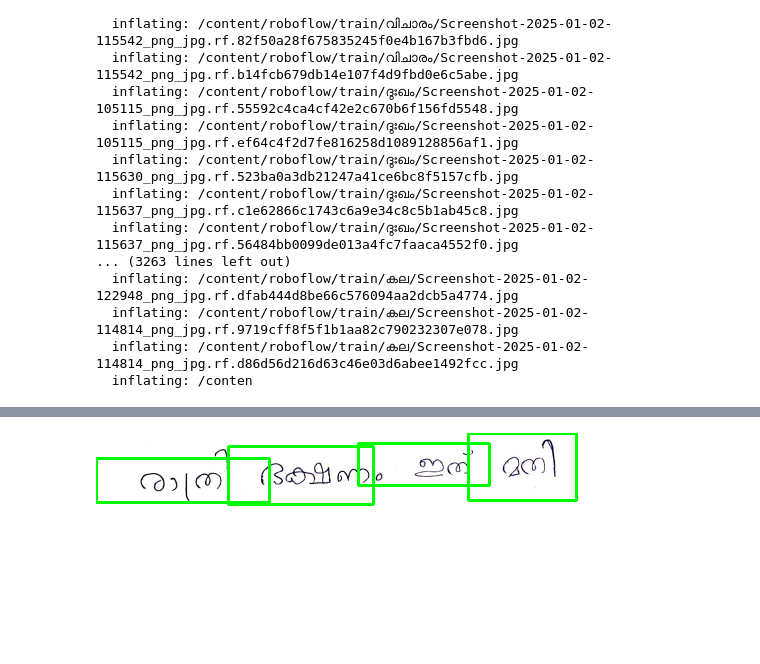
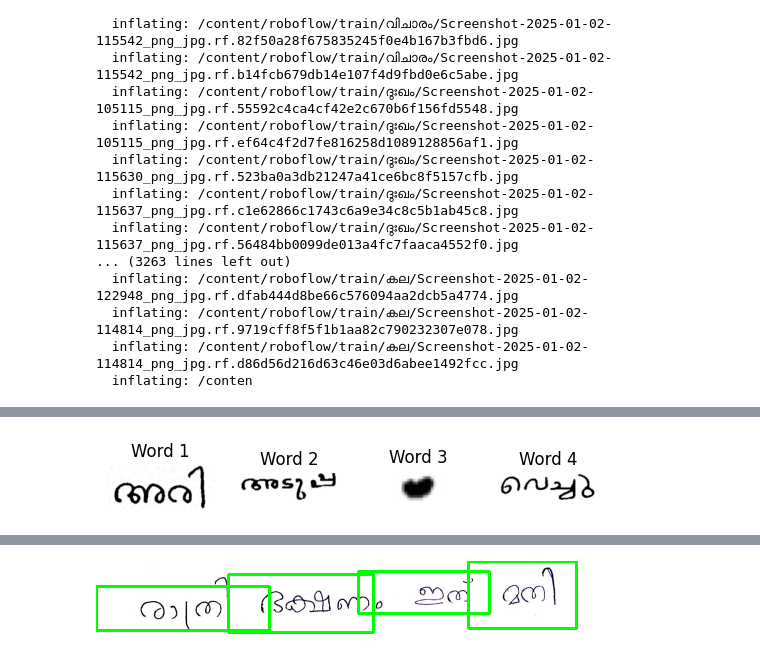
Before and after one commit to AyrusCodes/Main-Project, a Jupyter notebook: code_surya.ipynb, the cells around one changed output, grey strips where cells are left out. Saved outputs shown, nothing was run; the diff lists cells and outputs as text; code cells hidden in the pictures; blank space fills up the shorter version.

```diff
--- a/code_surya.ipynb
+++ b/code_surya.ipynb
@@ -1070,0 +316,59 @@ cv2_imshow(orig)
+# %%
+import cv2
+import numpy as np
+import matplotlib.pyplot as plt
+
+def segment_into_words(image_path):
+    """
+    Segments an image into individual words by identifying bounding boxes.
+
+    Args:
+        image_path (str): Path to the input image.
+
+    Returns:
+        list: List of segmented word images.
+    """
+    # Read the input image
+    image = cv2.imread(image_path, cv2.IMREAD_GRAYSCALE)
+
+    # Apply binary thresholding
+    _, binary_image = cv2.threshold(image, 0, 255, cv2.THRESH_BINARY_INV + cv2.THRESH_OTSU)
+
+    # Dilate the image to connect components
+    kernel = cv2.getStructuringElement(cv2.MORPH_RECT, (30, 5))  # Adjust kernel size as needed
+    dilated_image = cv2.dilate(binary_image, kernel, iterations=1)
+
+    # Find contours
+    contours, _ = cv2.findContours(dilated_image, cv2.RETR_EXTERNAL, cv2.CHAIN_APPROX_SIMPLE)
+
+    # Sort contours from left to right
+    contours = sorted(contours, key=lambda ctr: cv2.boundingRect(ctr)[0])
+
+    segmented_word_images = []
+
+    for i, contour in enumerate(contours):
+        # Get bounding box
+        x, y, w, h = cv2.boundingRect(contour)
+
+        # Filter out small contours (noise)
+        if w > 10 and h > 10:  # Adjust the minimum width and height as needed
+            # Extract the word region
+            word_image = image[y:y + h, x:x + w]
+            segmented_word_images.append(word_image)
+
+            # Save each word as an image (optional)
+            cv2.imwrite(f"word_{i + 1}.png", word_image)
+
+            # Plot the segmented word
+            plt.subplot(1, len(contours), i + 1)
+            plt.imshow(word_image, cmap='gray')
+            plt.title(f"Word {i + 1}")
+            plt.axis('off')
+
+    plt.show()
+    return segmented_word_images
+
+# Example usage
+segmented_words = segment_into_words("/content/Screenshot 2025-01-11 130302.png")  # Replace with your image path
+# %% [output]
+[figure, added]
```
Also changed, not shown: parts of 22 cells of this notebook.
